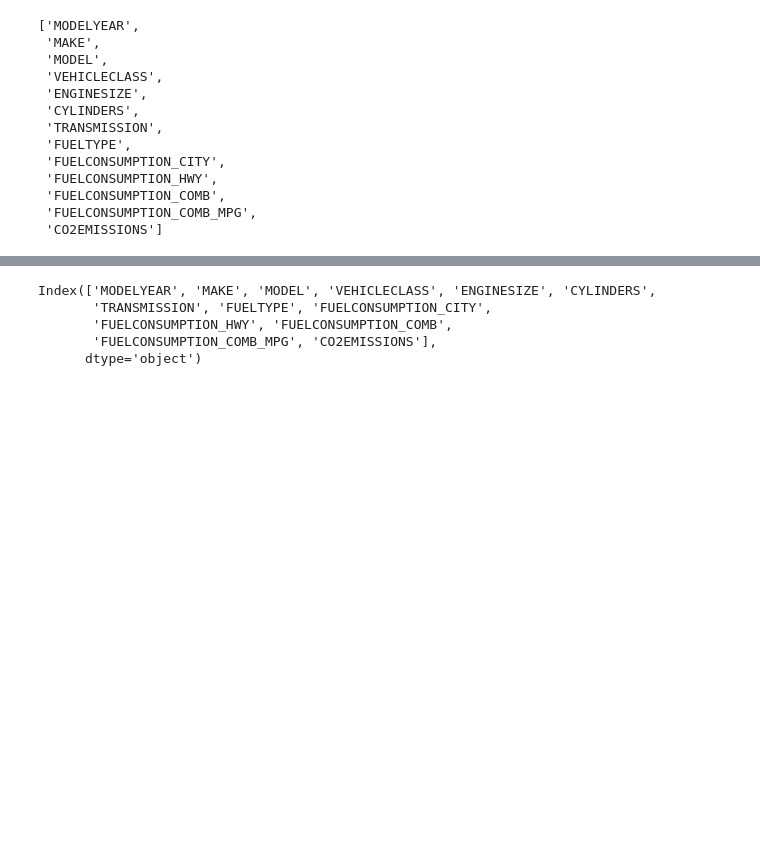
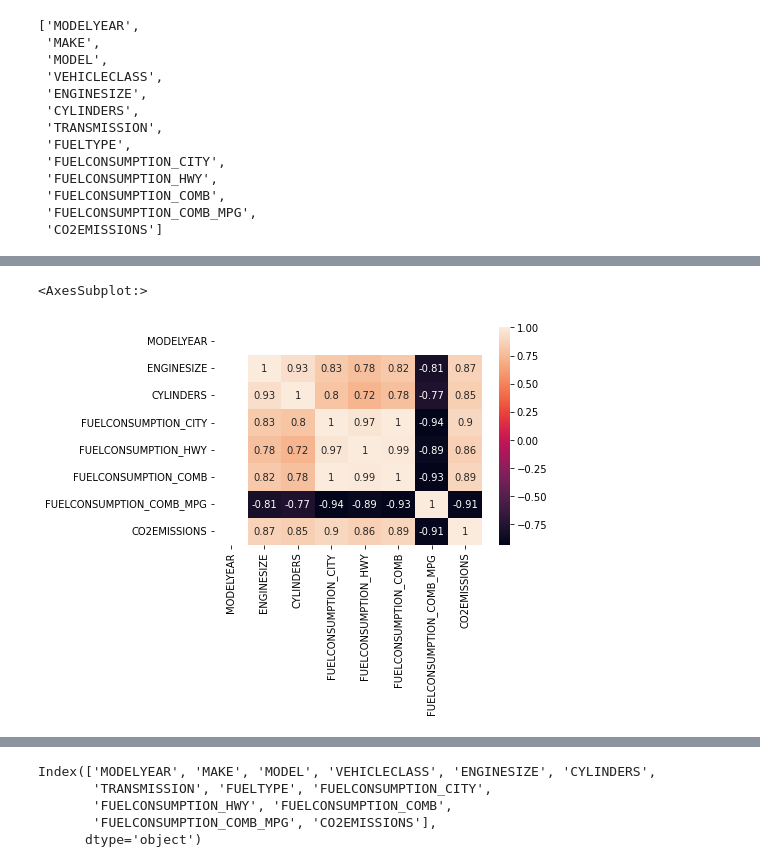
Before and after one commit to honghanhh/mci_python_36a1_l2, a Jupyter notebook: Lectures/lecture2_3/DAT.ipynb, the cells around one changed output, grey strips where cells are left out. Saved outputs shown, nothing was run; the diff lists cells and outputs as text; code cells hidden in the pictures; blank space fills up the shorter version.

```diff
--- a/Lectures/lecture2_3/DAT.ipynb
+++ b/Lectures/lecture2_3/DAT.ipynb
@@ -224,0 +227,5 @@ plt.show()
+# %%
+sns.heatmap(df.corr(),annot=True)
+# %% [output]
+<AxesSubplot:>
+[figure, added]
```
Also changed, not shown: parts of 12 cells of this notebook, 2 other files.
